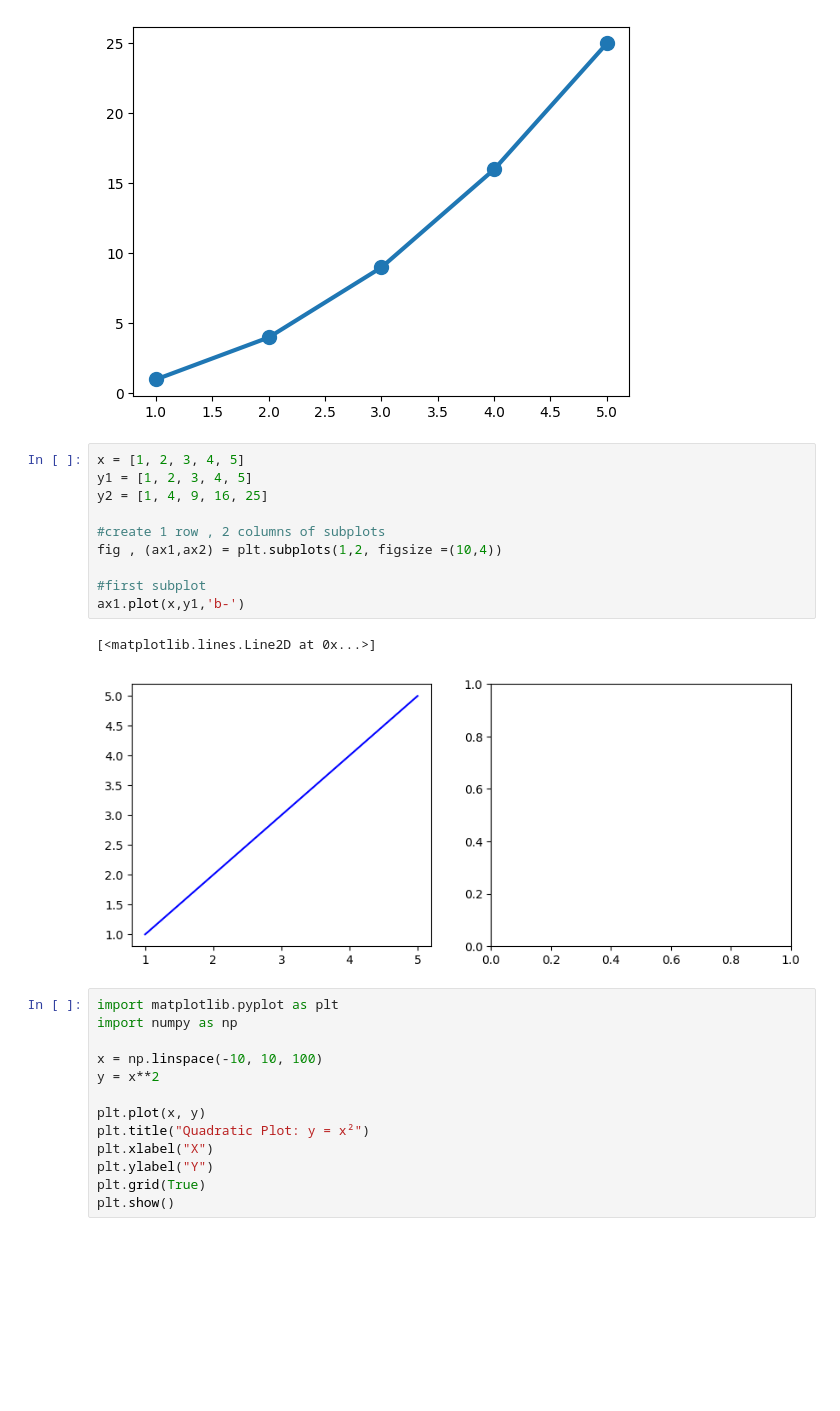
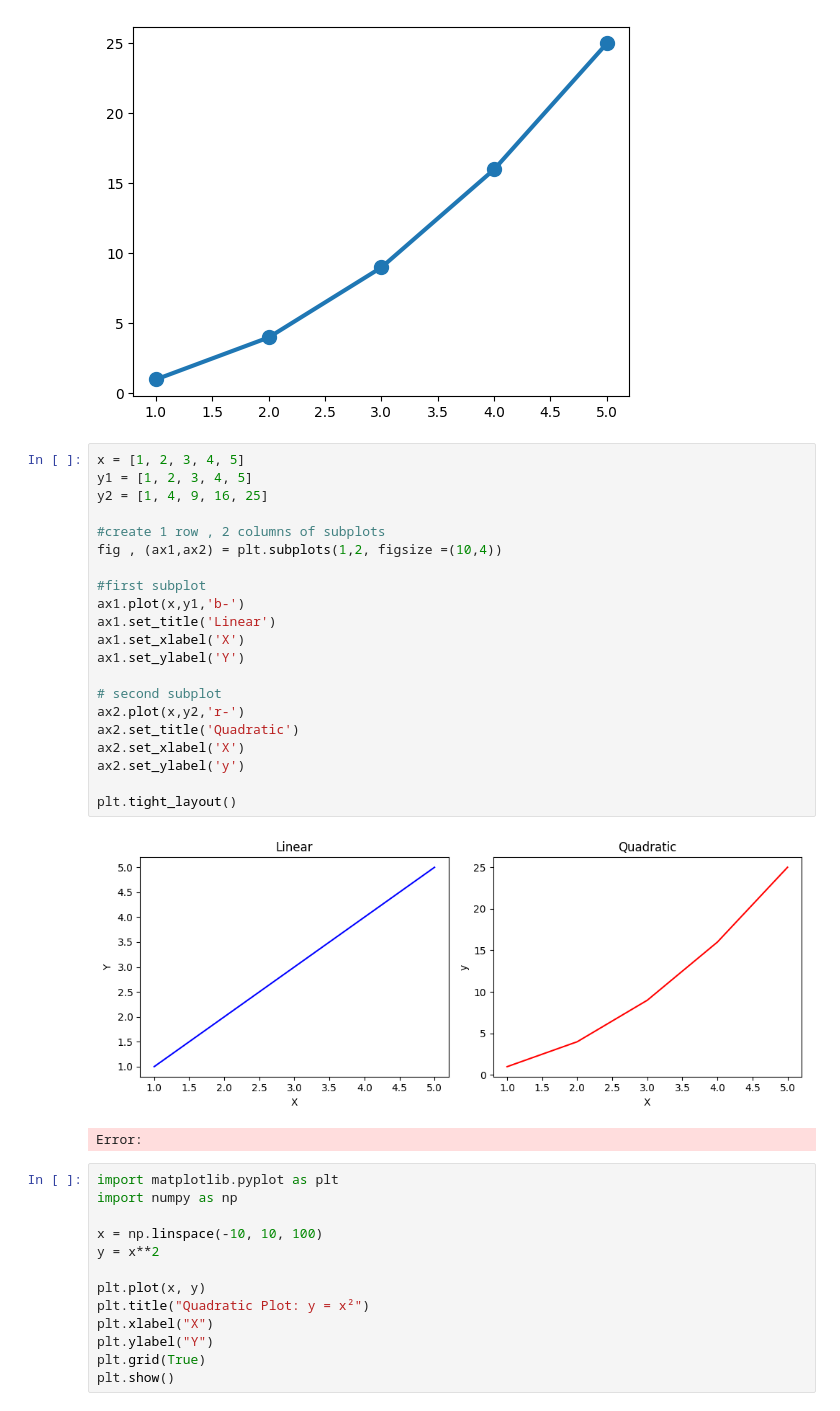
Before and after one commit to Subodhoraw/Python-revive, a Jupyter notebook: Q&A/python_details/matplotlibd/basicsmatplot.ipynb, the cells around one changed output. Cells and saved outputs as stored; diff of their text form; blank space fills up the shorter version.

```diff
--- a/Q&A/python_details/matplotlibd/basicsmatplot.ipynb
+++ b/Q&A/python_details/matplotlibd/basicsmatplot.ipynb
@@ -223,16 +223,27 @@ plt.plot(x,y,linewidth = 3, markersize = 10, marker='o')
 # %%
 x = [1, 2, 3, 4, 5]
 y1 = [1, 2, 3, 4, 5]
 y2 = [1, 4, 9, 16, 25]
 
 #create 1 row , 2 columns of subplots
 fig , (ax1,ax2) = plt.subplots(1,2, figsize =(10,4))
 
 #first subplot
 ax1.plot(x,y1,'b-')
+ax1.set_title('Linear')
+ax1.set_xlabel('X')
+ax1.set_ylabel('Y')
+
+# second subplot
+ax2.plot(x,y2,'r-')
+ax2.set_title('Quadratic')
+ax2.set_xlabel('X')
+ax2.set_ylabel('y')
+
+plt.tight_layout()
 # %% [output]
+[figure, new version]
-[<matplotlib.lines.Line2D at 0x...>]
+Error:
-[figure, old version]
 # %%
 import matplotlib.pyplot as plt
 import numpy as np
```
